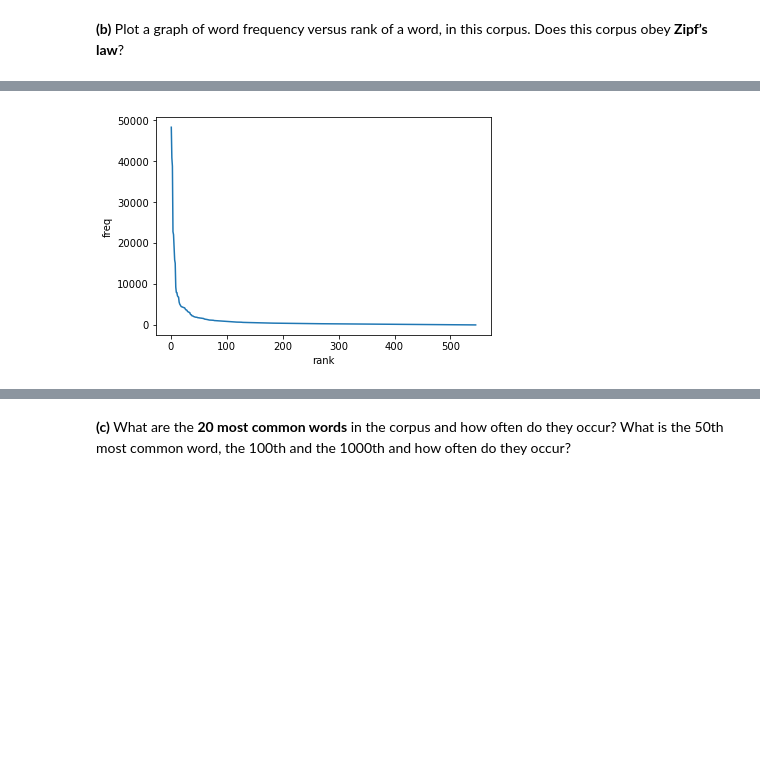
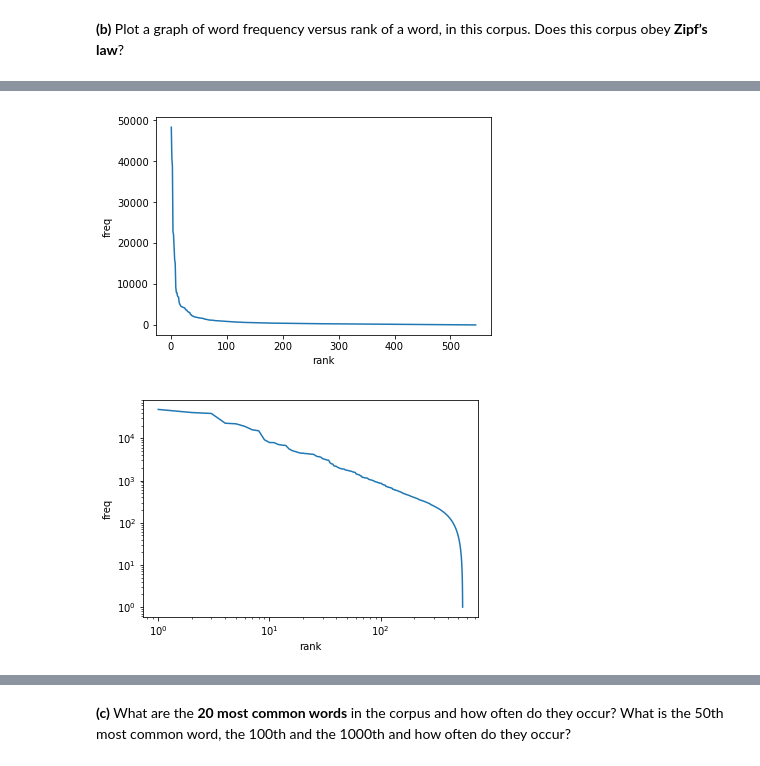
Before and after one commit to mbakhtiariz/NLP, a Jupyter notebook: lab1_Mas.ipynb, the cells around one changed output, grey strips where cells are left out. Saved outputs shown, nothing was run; the diff lists cells and outputs as text; code cells hidden in the pictures; blank space fills up the shorter version.

```diff
--- a/lab1_Mas.ipynb
+++ b/lab1_Mas.ipynb
@@ -59,11 +59,14 @@ import collections
 from collections import Counter
 # %%
  #-------------------------Do NOT descriminate between noun ,verb and etc-----------------------
-with open('/home/mas/Desktop/NLP/wsj/sec02-21.gold.tagged', 'r') as fin:
+with open('/home/mas/Desktop/NLP/Lab1/wsj/sec02-21.gold.tagged', 'r') as fin:
     all_tokens = []
+    all_pos = []
     for line in fin:
         token = line.split()
         for item in token:
-            item_without_description, _ = item.split('|')
+            item_without_description, pos = item.split('|')
             all_tokens.append(item_without_description)
+            all_pos.append(pos)
 token_number = len(all_tokens)
+print(all_pos[0:10])
@@ -126,29 +152,42 @@ For the rest of this exercise you should use the **original orthography** of the
 # %%
 def find_rank(reverse_sorted_vocab):
     freq_list = [reverse_sorted_vocab[i][1] for i in range(0, len(reverse_sorted_vocab))]
     rank_list = []*len(reverse_sorted_vocab)
     rank = 1
     freq = freq_list[0]
     for i in range(len(reverse_sorted_vocab)):
         if (reverse_sorted_vocab[i][1] == freq):
             rank_list.append(rank)
             #print(rank)
         else:
             rank += 1
             rank_list.append(rank)
             freq = reverse_sorted_vocab[i][1]
 
     return freq_list,rank_list
 
 sorted_vocab = [(l,k) for k,l in sorted([(j,i) for i,j in vocabs.items()])]
 reverse_sorted_vocab = [(l,k) for k,l in sorted([(j,i) for i,j in vocabs.items()], reverse=True)]
-freq, rank = find_rank(reverse_sorted_vocab)
+freq_data, rank_data = find_rank(reverse_sorted_vocab)
 
-plt.figure()
-plt.plot(rank, freq)
+plt.figure(1)
+plt.plot(rank_data, freq_data)
 plt.xlabel("rank")
 plt.ylabel("freq")
+#plt.xscale('log')
+#plt.yscale('log')
 plt.show()
 plt.close()
+
+
+plt.figure(2)
+plt.plot(rank_data, freq_data)
+plt.xlabel("rank")
+plt.ylabel("freq")
+plt.xscale('log')
+plt.yscale('log')
+plt.show()
+plt.close()
 # %% [output]
 [figure]
+[figure, added]
```
Also changed, not shown: parts of 13 cells of this notebook.
